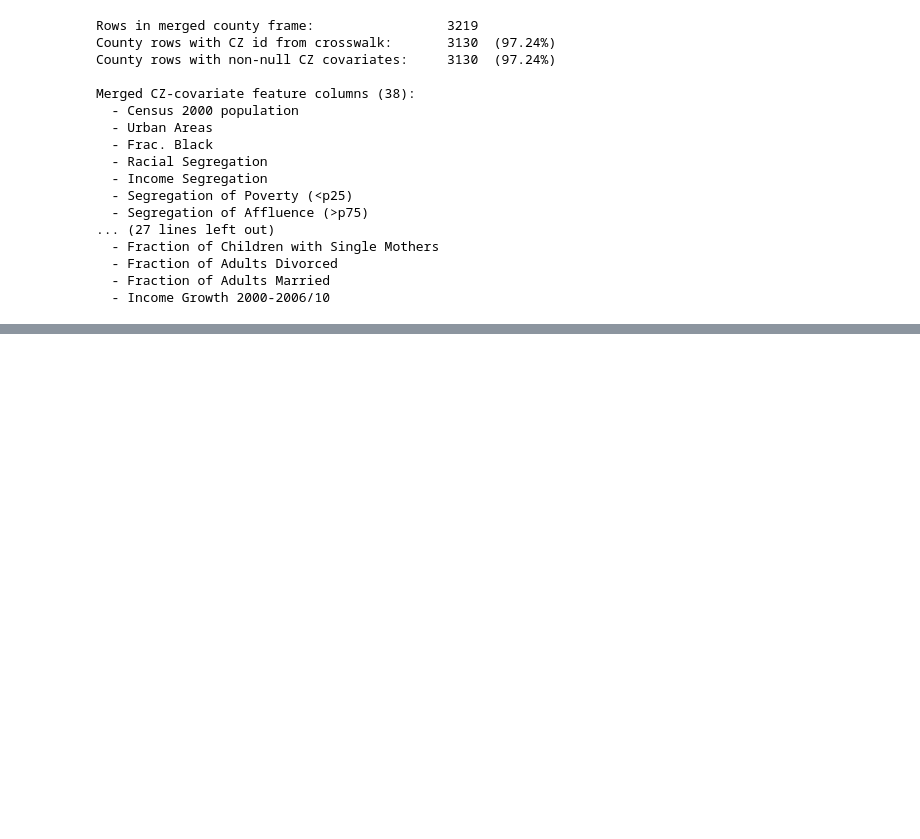
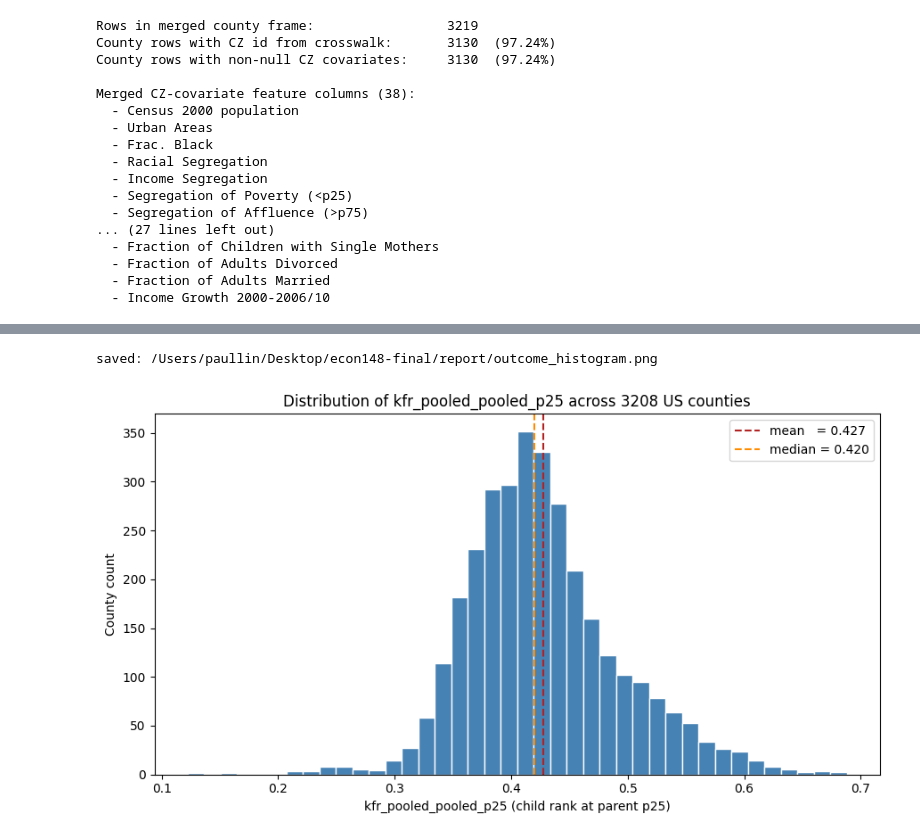
Before and after one commit to pollen0/econ148-final, a Jupyter notebook: notebooks/01_data_inspection_executed.ipynb, the cells around one changed output, grey strips where cells are left out. Cells and saved outputs as stored; diff of their text form; code cells hidden in the pictures; blank space fills up the shorter version.

```diff
--- a/notebooks/01_data_inspection_executed.ipynb
+++ b/notebooks/01_data_inspection_executed.ipynb
@@ -578,0 +595,25 @@ Merged CZ-covariate feature columns (38):
+# %%
+import matplotlib.pyplot as plt
+
+_proj_root = next(c for c in [Path.cwd().resolve(), *Path.cwd().resolve().parents]
+                  if (c / 'src' / 'data_loader.py').exists())
+
+_y = merged_df['kfr_pooled_pooled_p25'].dropna()
+fig, ax = plt.subplots(figsize=(9, 5))
+ax.hist(_y, bins=40, color='steelblue', edgecolor='white')
+ax.axvline(_y.mean(),   color='firebrick', linestyle='--', linewidth=1.5, label=f'mean   = {_y.mean():.3f}')
+ax.axvline(_y.median(), color='darkorange', linestyle='--', linewidth=1.5, label=f'median = {_y.median():.3f}')
+ax.set(xlabel='kfr_pooled_pooled_p25 (child rank at parent p25)',
+       ylabel='County count',
+       title=f'Distribution of kfr_pooled_pooled_p25 across {len(_y)} US counties')
+ax.legend(loc='upper right')
+fig.tight_layout()
+
+_hist_path = _proj_root / 'report' / 'outcome_histogram.png'
+_hist_path.parent.mkdir(parents=True, exist_ok=True)
+fig.savefig(_hist_path, dpi=144, bbox_inches='tight')
+print(f'saved: {_hist_path}')
+plt.show()
+# %% [output]
+saved: /Users/paullin/Desktop/econ148-final/report/outcome_histogram.png
+[figure, added]
```
Also changed, not shown: parts of 4 cells of this notebook, 3 other files.
